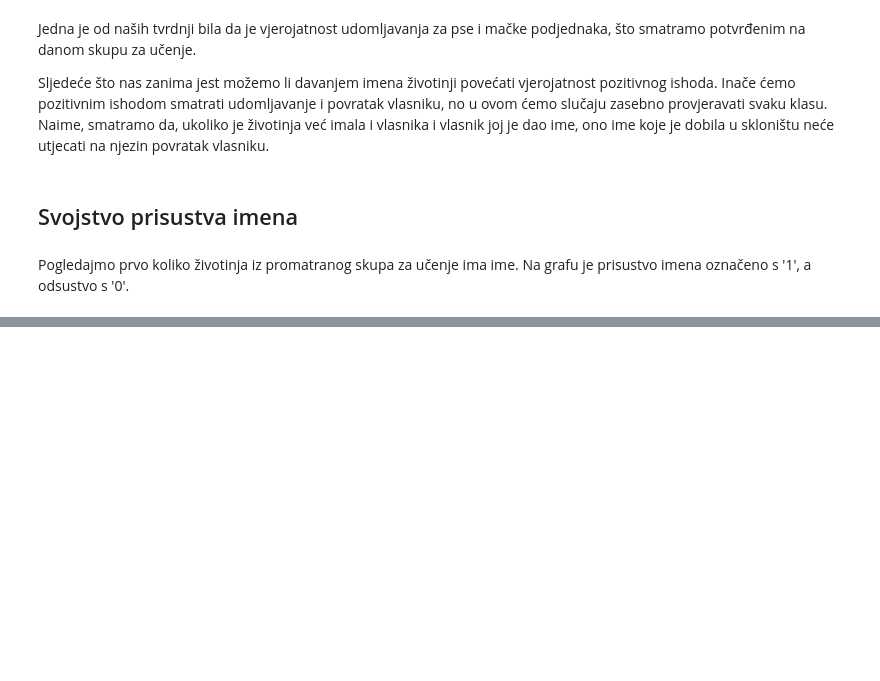
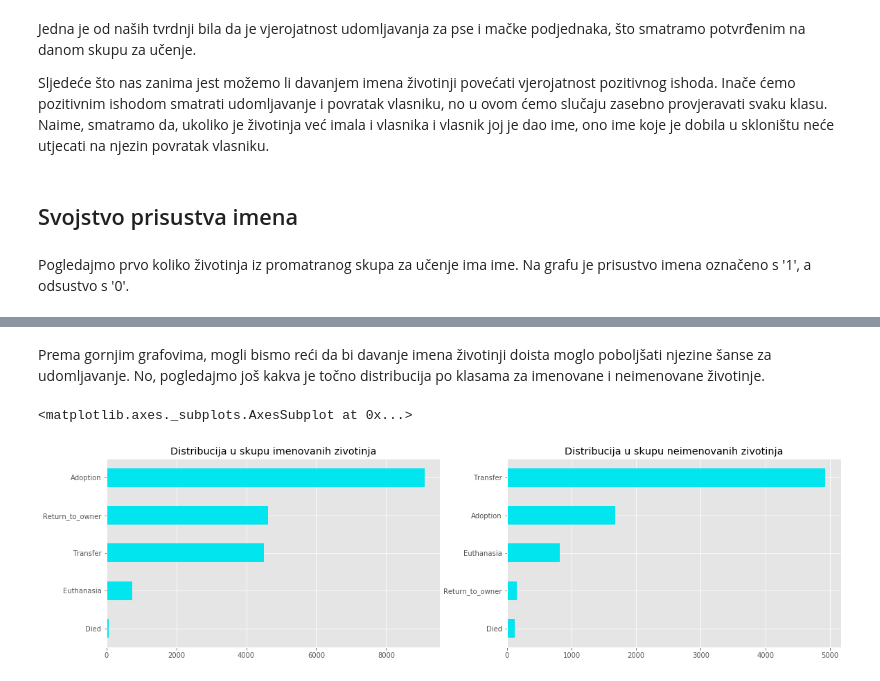
Before and after one commit to HrsakIva/StrojnoUcenje, a Jupyter notebook: pocetna_analiza.ipynb, the cells around one changed output, grey strips where cells are left out. Cells and saved outputs as stored; diff of their text form; code cells hidden in the pictures; blank space fills up the shorter version.

```diff
--- a/pocetna_analiza.ipynb
+++ b/pocetna_analiza.ipynb
@@ -95,0 +103,16 @@ named_distribution.plot(kind='bar', color='#00E5EE', title='Prisustvo imena u sk
+# %% [markdown]
+Prema gornjim grafovima, mogli bismo reći da bi davanje imena životinji doista moglo poboljšati njezine šanse za udomljavanje. No, pogledajmo još kakva je točno distribucija po klasama za imenovane i neimenovane životinje.
+# %%
+fig = plt.figure(figsize=(19, 5))
+
+outcomeTypeNamed = train_data[train_data['hasName'] == 1].OutcomeType.value_counts().sort_values()
+outcomeTypeNotNamed = train_data[train_data['hasName'] == 0].OutcomeType.value_counts().sort_values()
+
+fig.add_subplot(1, 2, 1)
+outcomeTypeNamed.plot(kind='barh', color='#00E5EE', title='Distribucija u skupu imenovanih zivotinja')
+
+fig.add_subplot(1, 2, 2)
+outcomeTypeNotNamed.plot(kind='barh', color='#00E5EE', title='Distribucija u skupu neimenovanih zivotinja')
+# %% [output]
+<matplotlib.axes._subplots.AxesSubplot at 0x...>
+[figure, added]
```
Also changed, not shown: parts of 3 cells of this notebook.
